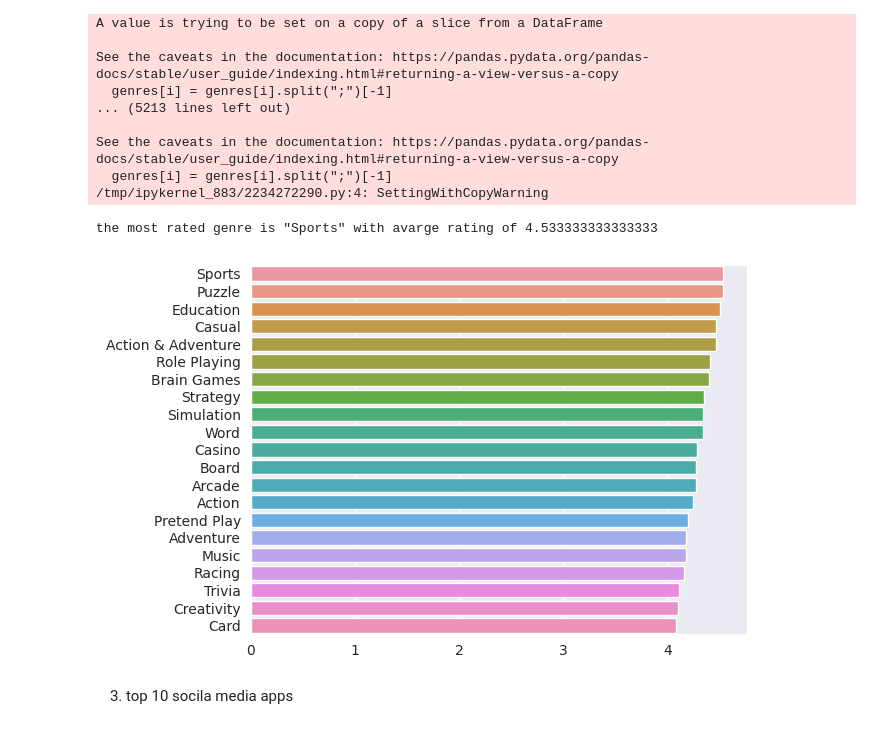
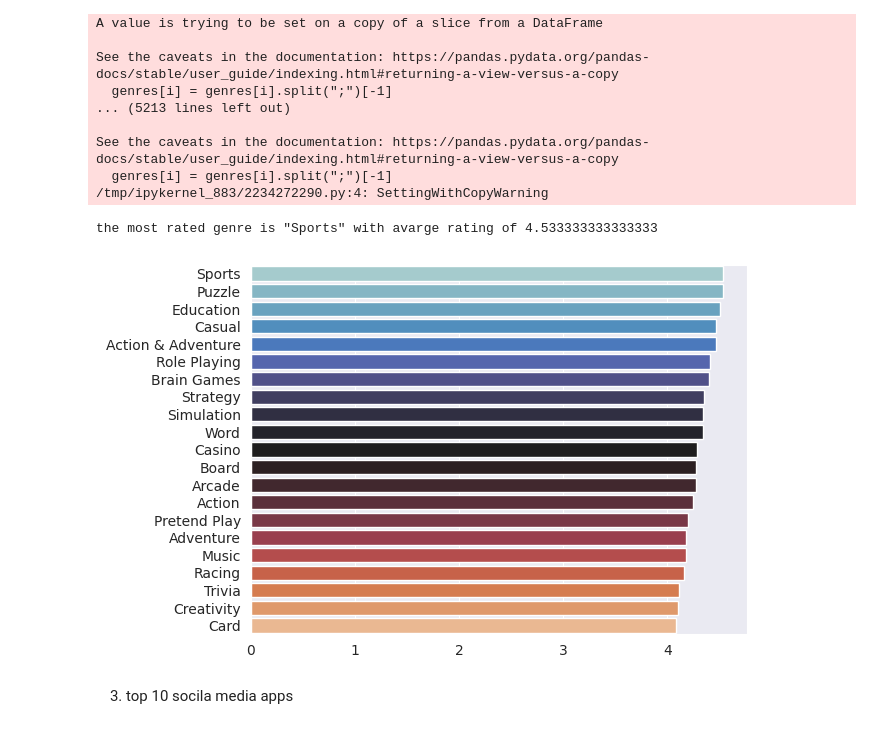
Before and after one commit to anglo331/python_for_data_science, a Jupyter notebook: main.ipynb, the cells around one changed output. Drawn from its saved outputs; the diff is of its cells as text; code cells hidden in the pictures.

```diff
--- a/main.ipynb
+++ b/main.ipynb
@@ -340,27 +340,27 @@ See the caveats in the documentation: https://pandas.pydata.org/pandas-docs/stab
 # %%
 data = dict(google_df.groupby(['category','genres'])["rating"].mean())
 
 data_dict = {}
 for key in data:
     key1 = key[0]
     key2 = key[-1]
     if key1 == "GAME":
         data_dict[key2] = data[key]
 
 data_s = pd.Series(data_dict)
 
 data_s.sort_values(ascending=False,inplace=True)
 
 # print(data_s)
 
 x = data_s.index
-sns.barplot(y=x, x=data_s) # i have reversed it to be more redable
+sns.barplot(y=x, x=data_s,palette="icefire") # i have reversed it to be more redable
 # plt.xticks(rotation=90);
 
 print(f'the most rated genre is "{x[0]}" with avarge rating of {data_s[0]}')
 # %% [output]
 the most rated genre is "Sports" with avarge rating of 4.533333333333333
-[figure, old version]
+[figure, new version]
 # %% [markdown]
 3. top 10 socila media apps
 # %%
```
Also changed, not shown: parts of 6 cells of this notebook, 1 other file.
